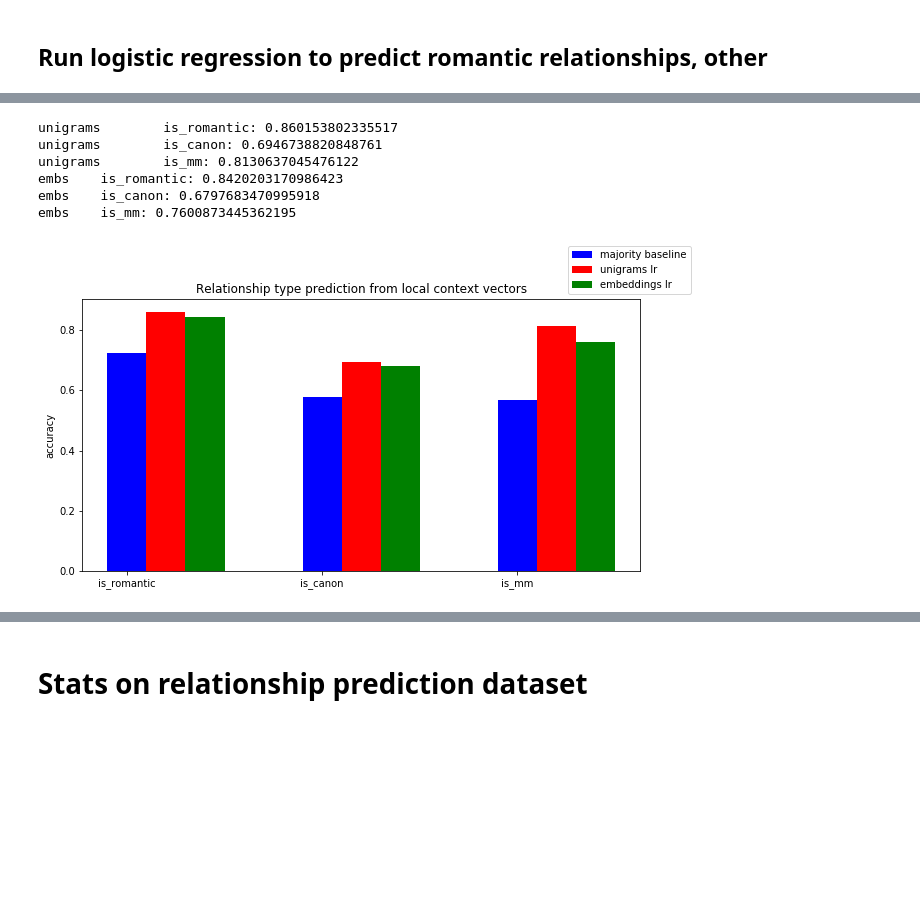
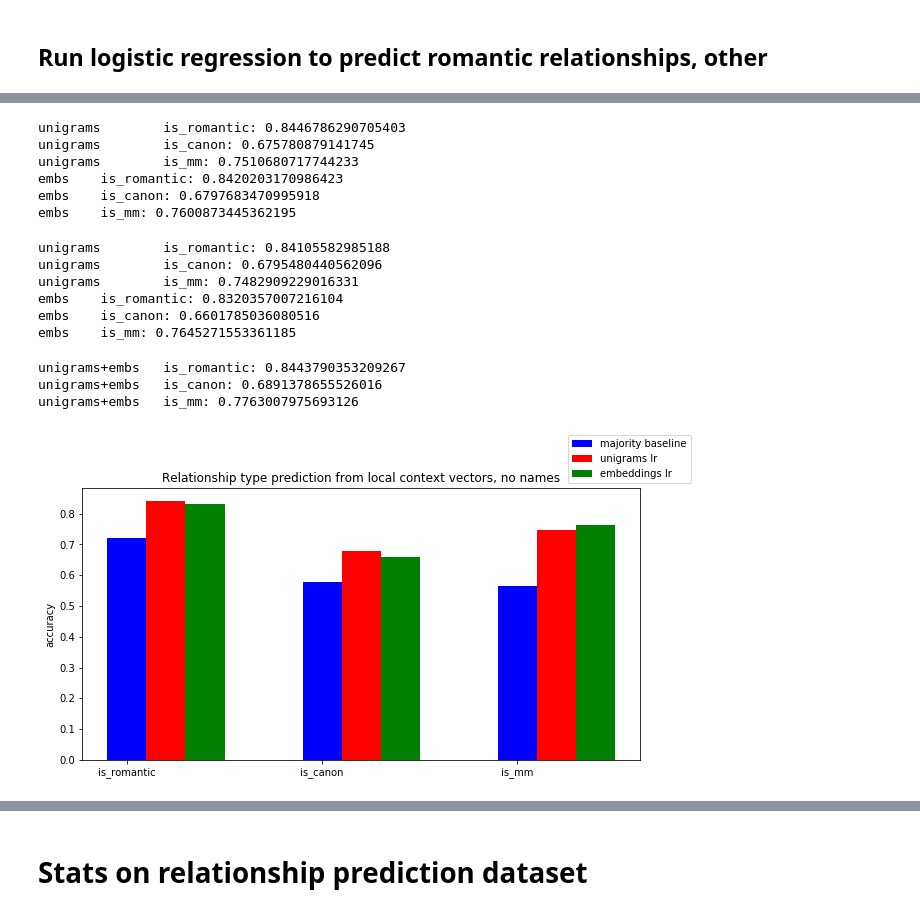
Before and after one commit to michaelmilleryoder/fanfiction-scripts, a Jupyter notebook: jupyter/emnlp2019_experiments.ipynb, the cells around one changed output, grey strips where cells are left out. Drawn from its saved outputs; the diff is of its cells as text; code cells hidden in the pictures; blank space fills up the shorter version.

```diff
--- a/jupyter/emnlp2019.ipynb
+++ b/jupyter/emnlp2019_experiments.ipynb
@@ -70,7 +70,8 @@ import scipy.sparse
 X_train, y_train = {}, {}
 X_test, y_test = {}, {}
 
-for feature_set in ['unigrams', 'embs']:
+# for feature_set in ['unigrams', 'embs']:
+for feature_set in ['unigrams+embs']:
 
     if feature_set == 'embs':
         X_train[feature_set] = np.array(train[f'pairing_embedding_{feature_set}'].tolist())
@@ -80,6 +81,15 @@ for feature_set in ['unigrams', 'embs']:
         X_train[feature_set] = scipy.sparse.vstack(train[f'pairing_embedding_{feature_set}'].tolist())
         X_test[feature_set] = scipy.sparse.vstack(test[f'pairing_embedding_{feature_set}'].tolist())
 
+    elif feature_set == 'unigrams+embs':
+        unigram_features = scipy.sparse.vstack(train[f'pairing_embedding_unigrams'].tolist())
+        emb_features = np.array(train[f'pairing_embedding_embs'].tolist())
+        X_train[feature_set] = scipy.sparse.hstack([unigram_features, emb_features])
+
+        unigram_features = scipy.sparse.vstack(test[f'pairing_embedding_unigrams'].tolist())
+        emb_features = np.array(test[f'pairing_embedding_embs'].tolist())
+        X_test[feature_set] = scipy.sparse.hstack([unigram_features, emb_features])
+
 y_train['is_romantic'] = train['is_romantic']
 y_train['is_canon'] = train['is_canon']
 y_train['is_mm'] = train['is_mm']
@@ -88,5 +98,5 @@ y_test['is_romantic'] = test['is_romantic']
 y_test['is_canon'] = test['is_canon']
 y_test['is_mm'] = test['is_mm']
 
-X_train['unigrams'].shape
+X_train['unigrams+embs'].shape
 # %% [output]
@@ -107,4 +117,6 @@ is_mm: 0.5662204500142607
 # %%
+# Old results with names, pronouns excluded just for unigrams
+
 results['unigrams_lr'] = {}
 results['embs_lr'] = {}
 
@@ -116,32 +128,69 @@ for feature_set in ['unigrams', 'embs']:
         results[f'{feature_set}_lr'][key] = clf.score(X_test[feature_set], y_test[key])
         print(f'{feature_set}\t{key}: {results[f"{feature_set}_lr"][key]}')
 # %% [output]
-unigrams        is_romantic: 0.860153802335517
-unigrams        is_canon: 0.6946738820848761
-unigrams        is_mm: 0.8130637045476122
+unigrams        is_romantic: 0.8446786290705403
+unigrams        is_canon: 0.675780879141745
+unigrams        is_mm: 0.7510680717744233
 embs    is_romantic: 0.8420203170986423
 embs    is_canon: 0.6797683470995918
 embs    is_mm: 0.7600873445362195
+# %%
+# Results without names, pronouns
+
+results['unigrams_lr'] = {}
+results['embs_lr'] = {}
+clf = {'unigrams_lr': {}, 'embs_lr': {}}
+
+for feature_set in ['unigrams', 'embs']:
+# for feature_set in ['unigrams+embs']:
+    for key in y_test:
+
+        clf[f'{feature_set}_lr'][key] = LogisticRegression()
+        clf[f'{feature_set}_lr'][key].fit(X_train[feature_set], y_train[key])
+        results[f'{feature_set}_lr'][key] = clf[f'{feature_set}_lr'][key].score(X_test[feature_set], y_test[key])
+        print(f'{feature_set}\t{key}: {results[f"{feature_set}_lr"][key]}')
+# %% [output]
+unigrams        is_romantic: 0.84105582985188
+unigrams        is_canon: 0.6795480440562096
+unigrams        is_mm: 0.7482909229016331
+embs    is_romantic: 0.8320357007216104
+embs    is_canon: 0.6601785036080516
+embs    is_mm: 0.7645271553361185
+# %%
+results['unigrams+embs_lr'] = {}
+# clf = {'unigrams+embs_lr': {}}
+
+for feature_set in ['unigrams+embs']:
+    for key in y_test:
+
+        clf[f'{feature_set}_lr'][key] = LogisticRegression()
+        clf[f'{feature_set}_lr'][key].fit(X_train[feature_set], y_train[key])
+        results[f'{feature_set}_lr'][key] = clf[f'{feature_set}_lr'][key].score(X_test[feature_set], y_test[key])
+        print(f'{feature_set}\t{key}: {results[f"{feature_set}_lr"][key]}')
+# %% [output]
+unigrams+embs   is_romantic: 0.8443790353209267
+unigrams+embs   is_canon: 0.6891378655526016
+unigrams+embs   is_mm: 0.7763007975693126
 # %%
 %matplotlib inline
 
 import matplotlib.pyplot as plt
 
 n_comparisons = 3
 x = np.arange(n_comparisons)
 
 plt.figure(figsize=(10,5))
-plt.title("Relationship type prediction from local context vectors")
+plt.title("Relationship type prediction from local context vectors, no names")
 labels = list(results['baseline'].keys())
 ax = plt.subplot(111)
 ax.bar(x, list(results['baseline'].values()), width=0.2,color='b',align='center')
 ax.bar(x+0.2, list(results['unigrams_lr'].values()), width=0.2,color='r',align='center')
 ax.bar(x+0.4, list(results['embs_lr'].values()), width=0.2,color='g',align='center')
 ax.legend(['majority baseline', 'unigrams lr', 'embeddings lr'], loc='lower right', bbox_to_anchor=(1.1,1))
 ax.set_ylabel('accuracy')
 
 plt.xticks(x,labels)
-plt.savefig('/usr2/mamille2/fanfiction-project/output/relationship_type_prediction.png', dpi=200)
+plt.savefig('/usr2/mamille2/fanfiction-project/output/relationship_type_prediction_nonames.png', dpi=200)
 plt.show()
 # %% [output]
-[figure, old version]
+[figure, new version]
```
Also changed, not shown: parts of 21 cells of this notebook, 1 other file.
